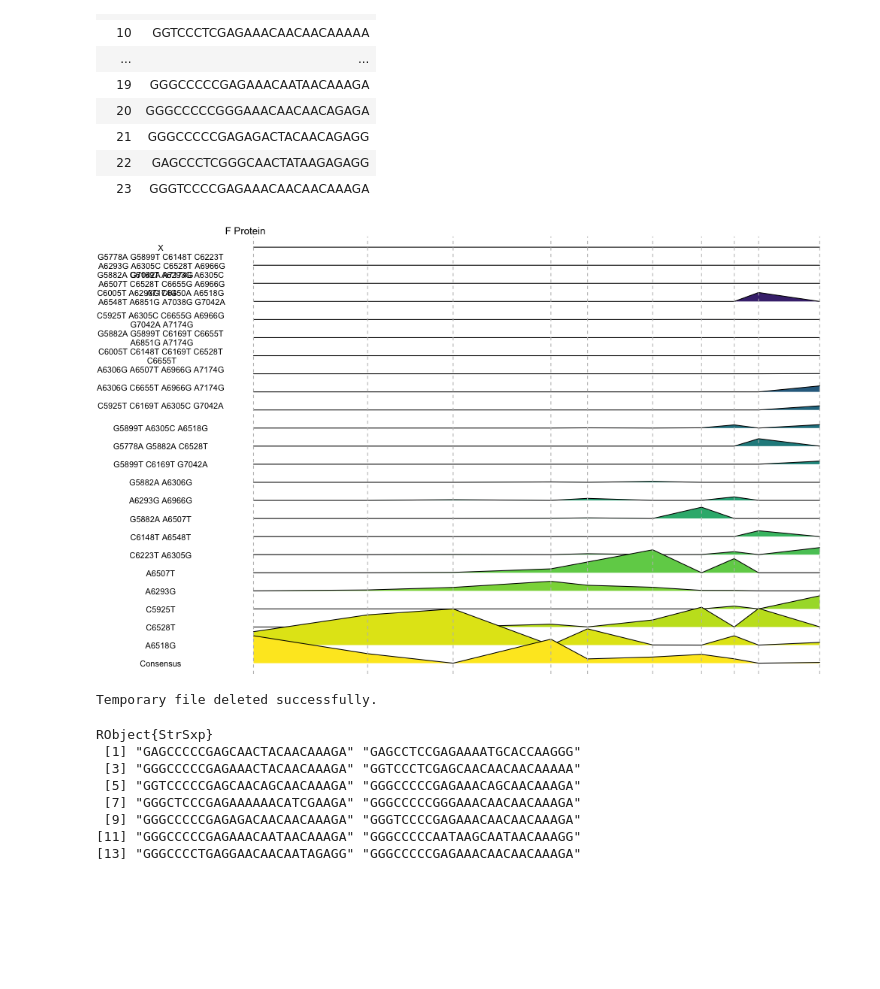
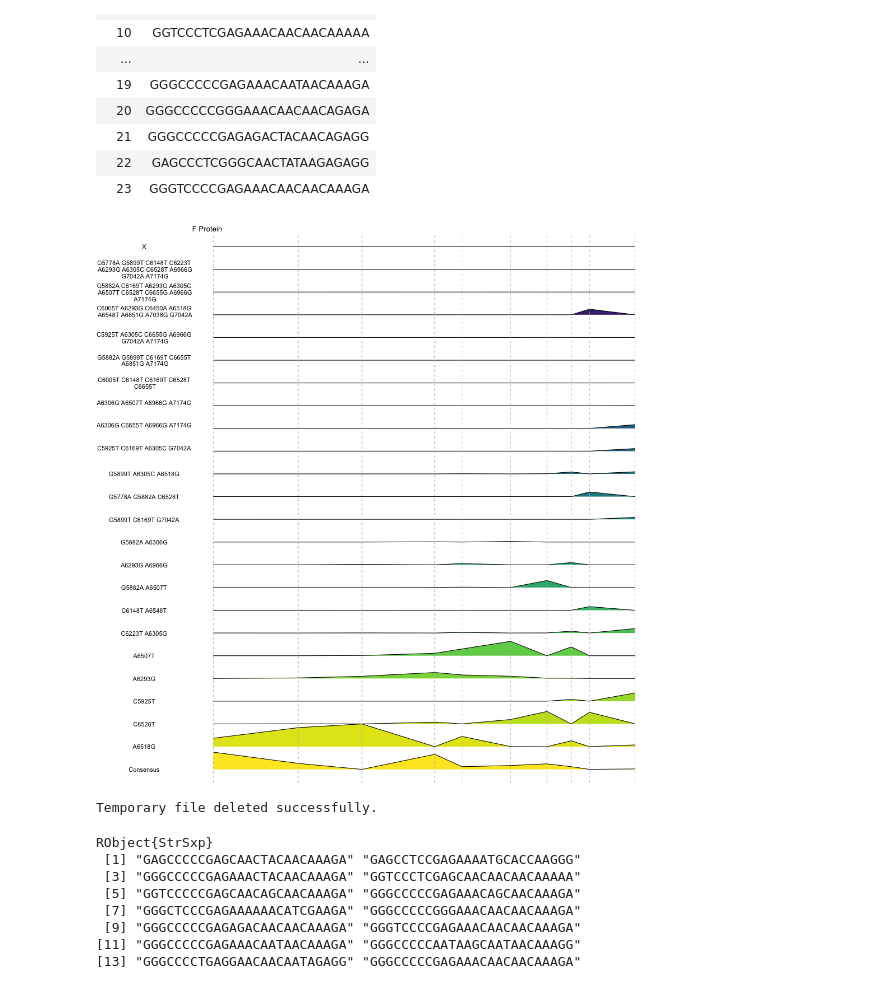
Before and after one commit to ewanwsmith/RSV_haplotype_reconstruction, a Jupyter notebook: src/haplotypes.ipynb, the cells around one changed output. Saved outputs shown, nothing was run; the diff lists cells and outputs as text; code cells hidden in the pictures; blank space fills up the shorter version.

Commit message:
clean ridgeline

```diff
--- a/src/haplotypes.ipynb
+++ b/src/haplotypes.ipynb
@@ -702,36 +702,36 @@ haps_sorted <- haps %>%
 haps_sorted <- haps_sorted %>% distinct(variant_label, .keep_all = TRUE)
 
 # Merge the sorted Haplotype order back into the main dataset
 haps_arranged <- haps %>%
   mutate(variant_label = factor(variant_label, levels = haps_sorted$variant_label))
 
 p <- ggplot(haps_arranged, aes(x = as.numeric(Time), y = variant_label, fill = variant_label)) +
-  geom_density_ridges(aes(height = as.numeric(Frequency)), stat = "identity", scale = 2) +  # Adjust scale for closer ridges
+  geom_density_ridges(aes(height = as.numeric(Frequency)), stat = "identity", scale = 1) +  # Adjust scale for closer ridges
   geom_vline(xintercept = unique(as.numeric(haps$Time)), linetype = "dashed", color = "grey") +
   theme_void() +
   labs(title = protein_name, x = "Time", y = "Haplotype") +
   scale_fill_viridis(discrete = TRUE, direction = -1) +
   theme(legend.position = "none",
         axis.text.y = element_text(hjust = 0.5))  # Center the y-axis text
 
-png(filename = $output_path, width = 1000, height = 600)
+png(filename = $output_path, width = 1000, height = 1000)
 print(p)
 dev.off()
 """
 
 # Read and display the image file in Julia
 if isfile(output_path)
     img = load(output_path)
     display(img)
 
     # Delete the temporary image file after displaying
     rm(output_path; force = true)
     println("Temporary file deleted successfully.")
 else
     println("File does not exist.")
 end
 # %% [output]
-[figure, old version]
+[figure, new version]
 Temporary file deleted successfully.
 # %%
 # generate tree part of plot and extract variant order
```
Also changed, not shown: parts of 1 cell of this notebook.
